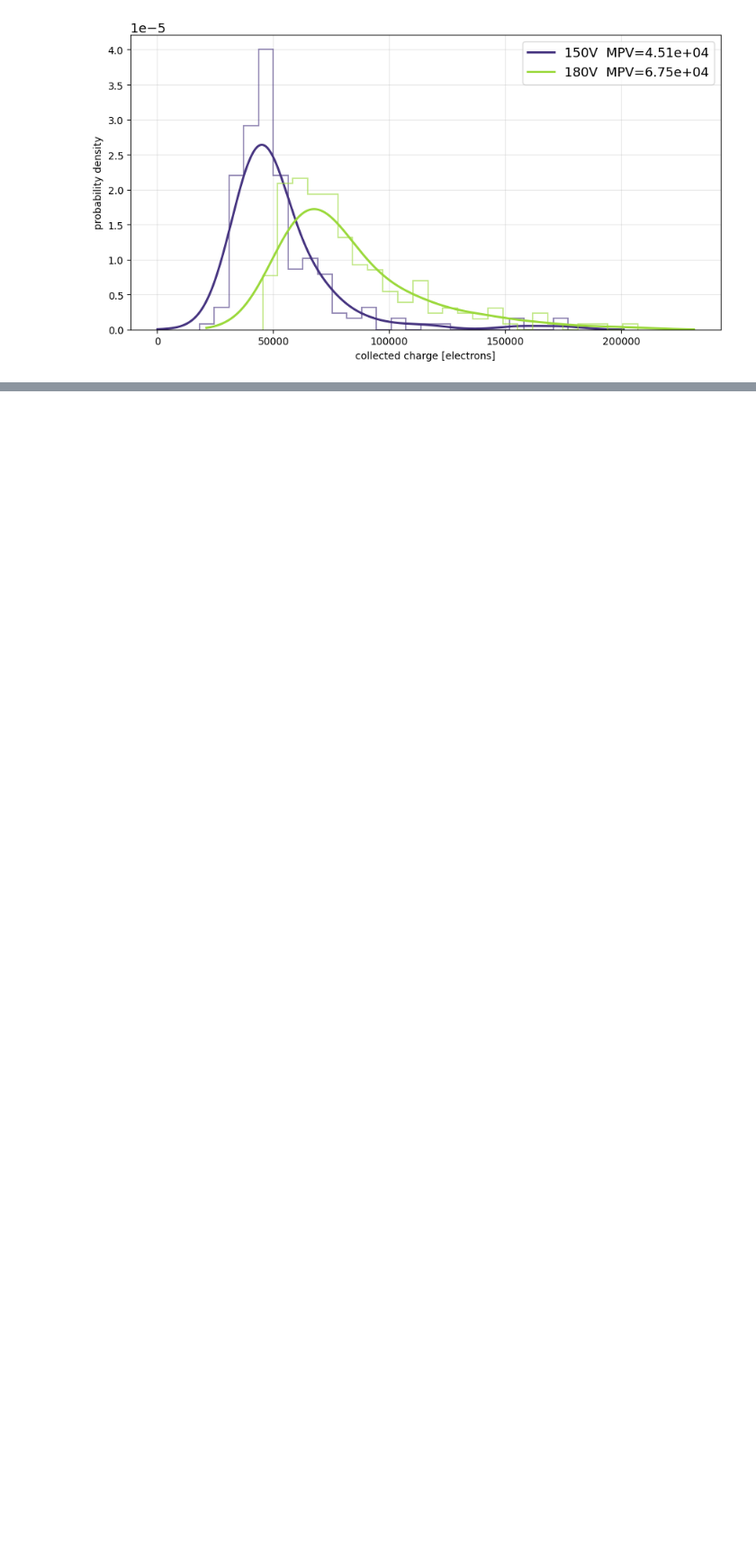
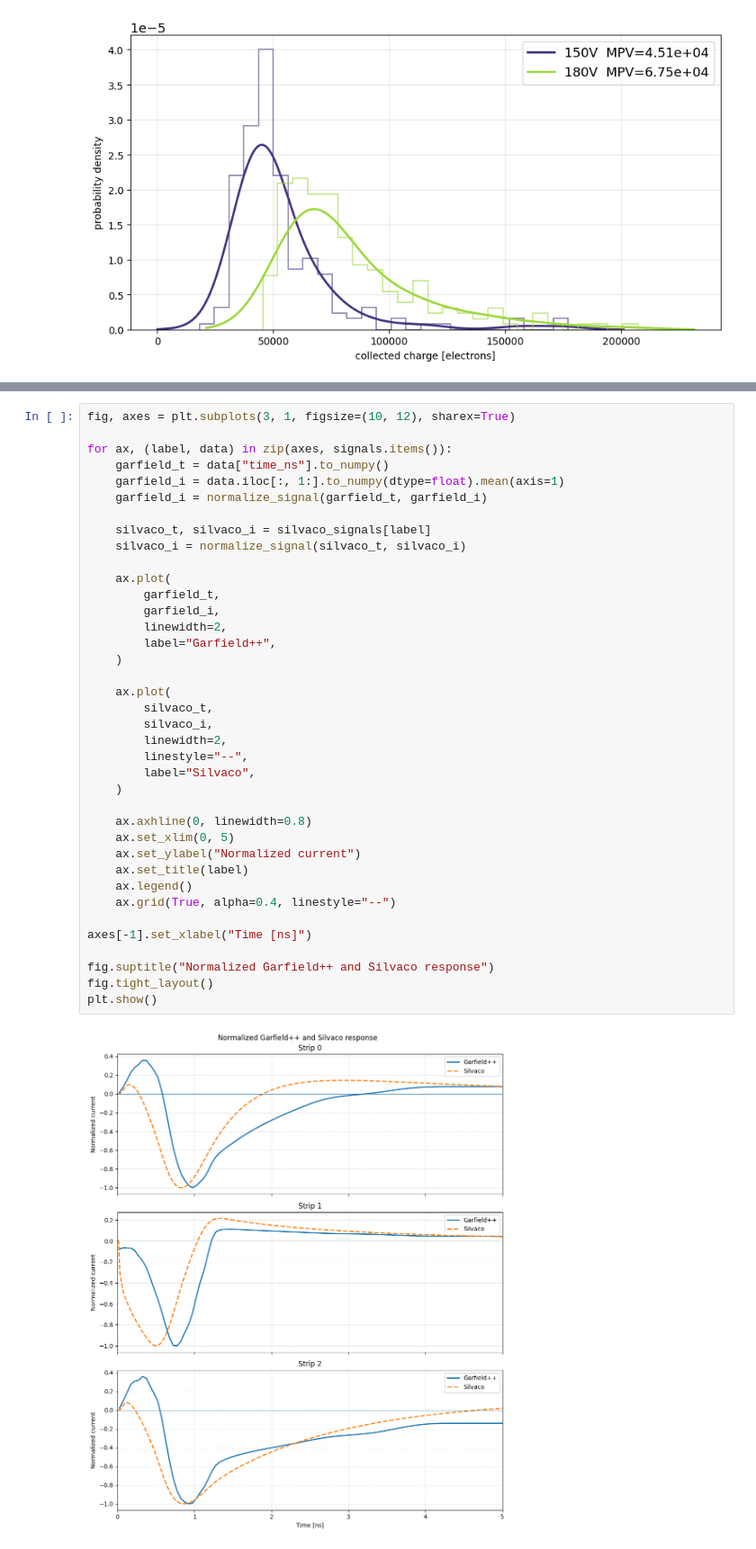
Before and after one commit to ahaines561/Garfieldpp-analysis, a Jupyter notebook: main.ipynb, the cells around one changed output, grey strips where cells are left out. Shown at 90% size. Saved outputs shown, nothing was run; the diff lists cells and outputs as text; blank space fills up the shorter version.

```diff
--- a/main.ipynb
+++ b/main.ipynb
@@ -914,0 +989,40 @@ Strip 2
+# %%
+fig, axes = plt.subplots(3, 1, figsize=(10, 12), sharex=True)
+
+for ax, (label, data) in zip(axes, signals.items()):
+    garfield_t = data["time_ns"].to_numpy()
+    garfield_i = data.iloc[:, 1:].to_numpy(dtype=float).mean(axis=1)
+    garfield_i = normalize_signal(garfield_t, garfield_i)
+
+    silvaco_t, silvaco_i = silvaco_signals[label]
+    silvaco_i = normalize_signal(silvaco_t, silvaco_i)
+
+    ax.plot(
+        garfield_t,
+        garfield_i,
+        linewidth=2,
+        label="Garfield++",
+    )
+
+    ax.plot(
+        silvaco_t,
+        silvaco_i,
+        linewidth=2,
+        linestyle="--",
+        label="Silvaco",
+    )
+
+    ax.axhline(0, linewidth=0.8)
+    ax.set_xlim(0, 5)
+    ax.set_ylabel("Normalized current")
+    ax.set_title(label)
+    ax.legend()
+    ax.grid(True, alpha=0.4, linestyle="--")
+
+axes[-1].set_xlabel("Time [ns]")
+
+fig.suptitle("Normalized Garfield++ and Silvaco response")
+fig.tight_layout()
+plt.show()
+# %% [output]
+[figure, added]
```
Also changed, not shown: parts of 4 cells of this notebook.
